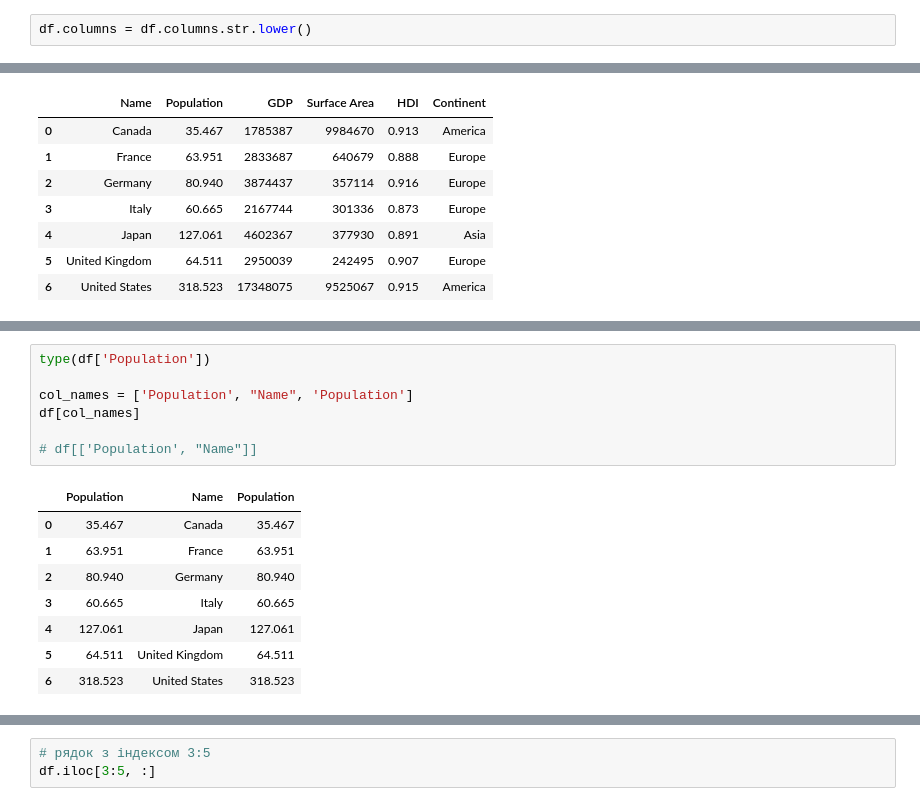
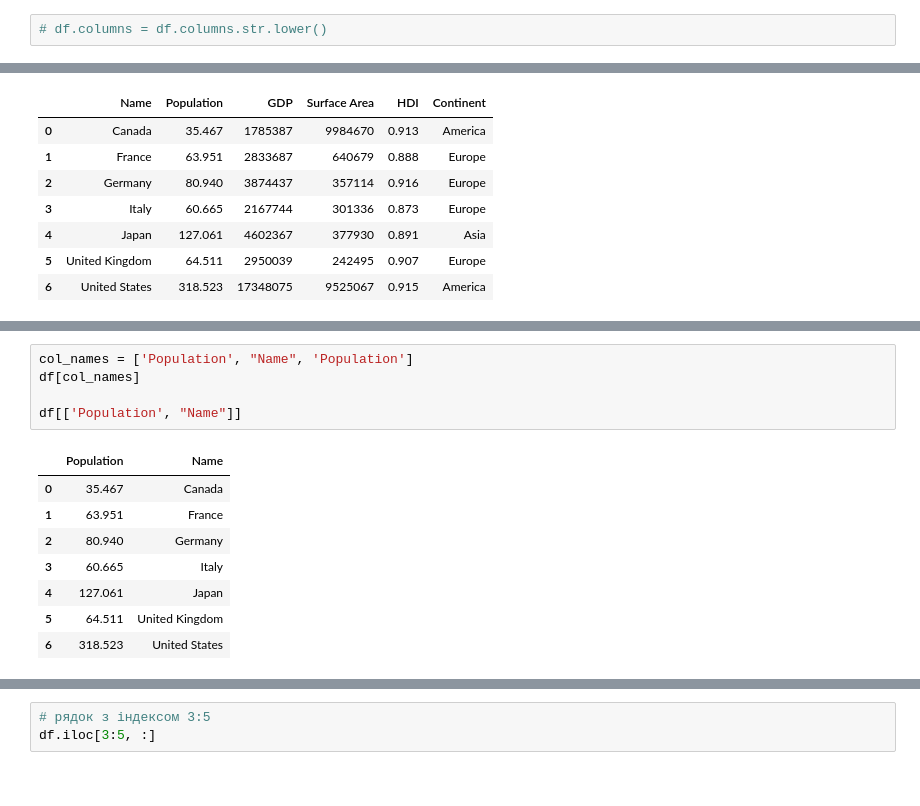
Before and after one commit to HalyshAnton/ITStep-AI, a Jupyter notebook: pandas.ipynb, the cells around one changed output, grey strips where cells are left out. Saved outputs shown, nothing was run; the diff lists cells and outputs as text.

```diff
--- a/pandas.ipynb
+++ b/pandas.ipynb
@@ -81,5 +94,5 @@ df
 # %%
-df.columns = df.columns.str.lower()
+# df.columns = df.columns.str.lower()
 # %%
 df
 # %% [output]
@@ -147,16 +172,14 @@ df
 # %%
-type(df['Population'])
-
 col_names = ['Population', "Name", 'Population']
 df[col_names]
 
-# df[['Population', "Name"]]
+df[['Population', "Name"]]
 # %% [output]
-|  | Population | Name | Population |
-| 0 | 35.467 | Canada | 35.467 |
-| 1 | 63.951 | France | 63.951 |
-| 2 | 80.940 | Germany | 80.940 |
-| 3 | 60.665 | Italy | 60.665 |
-| 4 | 127.061 | Japan | 127.061 |
-| 5 | 64.511 | United Kingdom | 64.511 |
-| 6 | 318.523 | United States | 318.523 |
+|  | Population | Name |
+| 0 | 35.467 | Canada |
+| 1 | 63.951 | France |
+| 2 | 80.940 | Germany |
+| 3 | 60.665 | Italy |
+| 4 | 127.061 | Japan |
+| 5 | 64.511 | United Kingdom |
+| 6 | 318.523 | United States |
```
Also changed, not shown: parts of 34 cells of this notebook.
